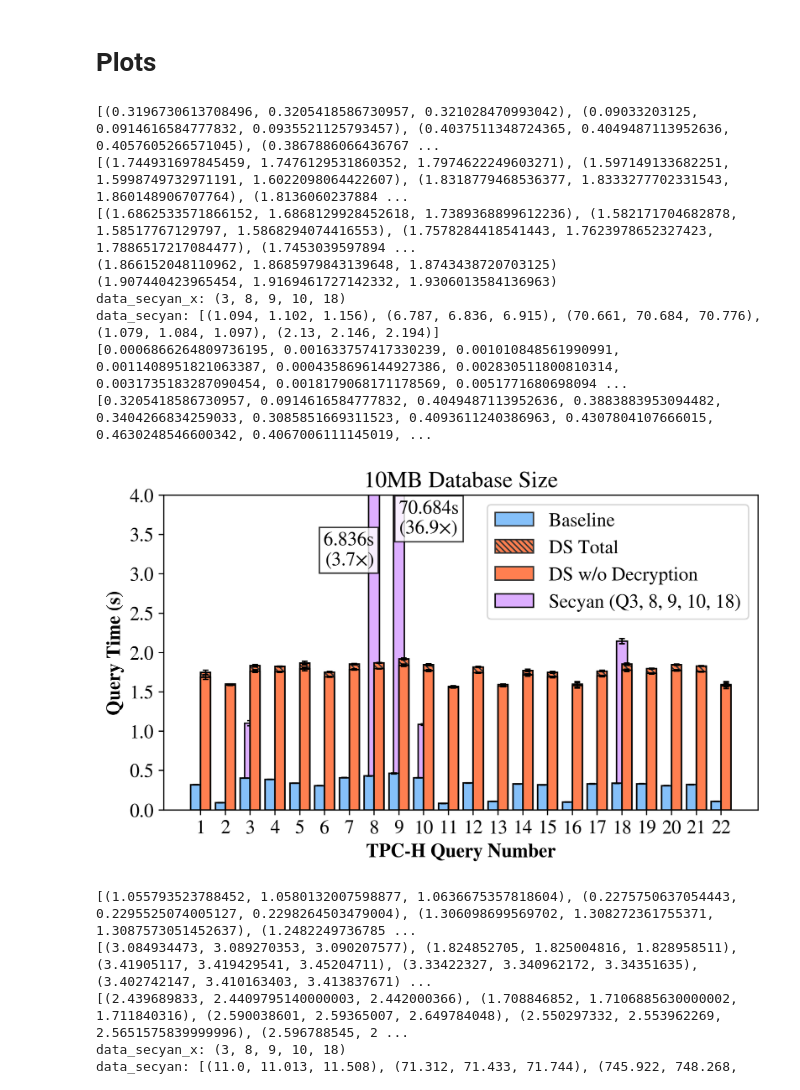
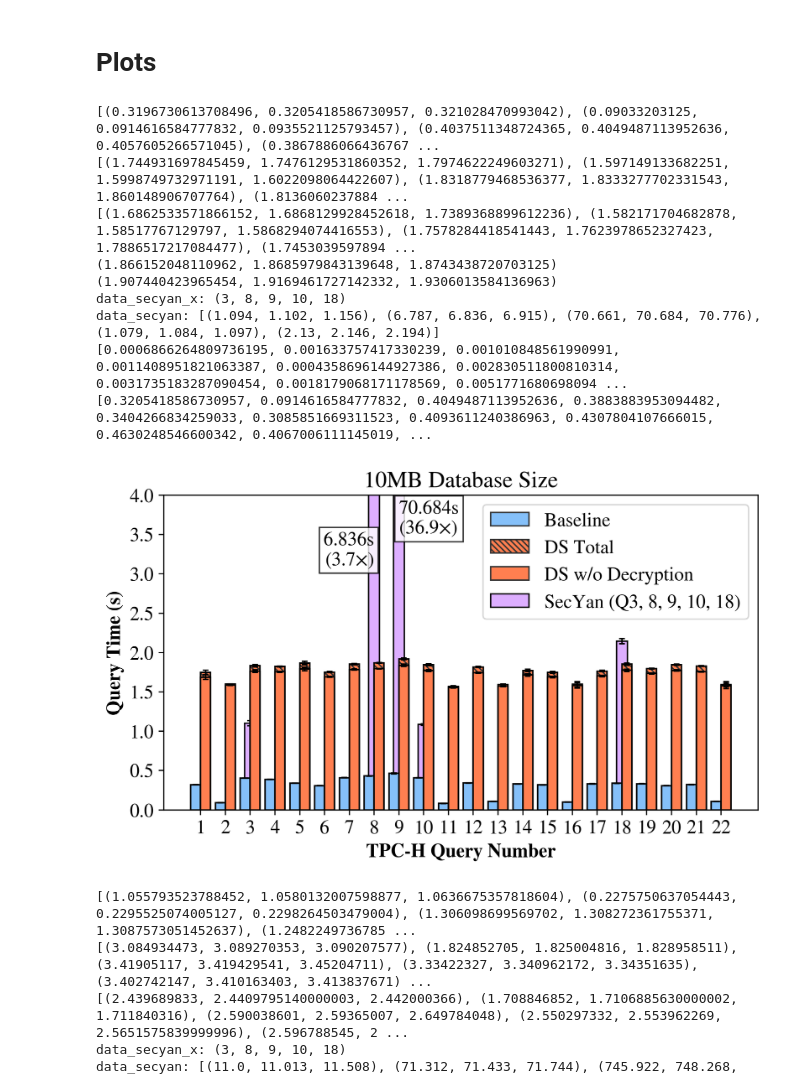
Before and after one commit to TheDataStation/datastation-escrow, a Jupyter notebook: data_comparisons/baseline/baseline_data_parsing.ipynb, the cells around one changed output. Drawn from its saved outputs; the diff is of its cells as text; code cells hidden in the pictures.

Commit message:
Secyan -> SecYan

```diff
--- a/data_comparisons/baseline/baseline_data_parsing.ipynb
+++ b/data_comparisons/baseline/baseline_data_parsing.ipynb
@@ -377,7 +377,7 @@ ax.bar(x=X_axis+width/2,width=width,height=medians_right_bot,yerr=stdev_right_bo
 secyan_o = ax.bar(data_secyan_x, medians_secyan,width=width*1.1, yerr=stdev_secyan,
         error_kw={"elinewidth":1,"capsize":2,"capthick":1},
         edgecolor='black',
-                  label="Secyan (Q3, 8, 9, 10, 18)",
+                  label="SecYan (Q3, 8, 9, 10, 18)",
         #    marker='^',
         zorder=-1,
            color = "#DDAEFF")
@@ -421,34 +421,34 @@ ax.text(9, 3.7, '70.684s\n(36.9×)',
 #                 #     boxcoords="offset points",
 #                     annotation_clip = True,
 #                     box_alignment=(0., 0.5),
 #                     arrowprops=dict(arrowstyle=arrow, mutation_scale=1, mutation_aspect=1))
 # ax.add_artist(ab)
 # ab.draw(plt.Artist)
 
 ax.set_xlabel("TPC-H Query Number", fontweight="bold")
 ax.set_ylabel("Query Time (s)", fontweight="bold")
 ax.set_title("10MB Database Size")
 ax.legend()
 # ax.legend([(secyan_o, secyan_v), base, ds_tot, ds_dec],
 #           ['Secyan (Q3, 8, 9, 10, 18)', 'Baseline', 'DS Total','DS w/o Decryption'],
 #                handler_map={tuple: HandlerTuple(ndivide=None)})
 
 ax.set_xticks(X_axis, [col.name for col in data_right_tot])
 
 plt.savefig("10mb.pdf", bbox_inches='tight')
 
 plt.show()
 # %% [output]
 [(0.3196730613708496, 0.3205418586730957, 0.321028470993042), (0.09033203125, 0.0914616584777832, 0.0935521125793457), (0.4037511348724365, 0.4049487113952636, 0.4057605266571045), (0.3867886066436767 ...
 [(1.744931697845459, 1.7476129531860352, 1.7974622249603271), (1.597149133682251, 1.5998749732971191, 1.6022098064422607), (1.8318779468536377, 1.8333277702331543, 1.860148906707764), (1.8136060237884 ...
 [(1.6862533571866152, 1.6868129928452618, 1.7389368899612236), (1.582171704682878, 1.58517767129797, 1.5868294074416553), (1.7578284418541443, 1.7623978652327423, 1.7886517217084477), (1.7453039597894 ...
 (1.866152048110962, 1.8685979843139648, 1.8743438720703125)
 (1.907440423965454, 1.9169461727142332, 1.9306013584136963)
 data_secyan_x: (3, 8, 9, 10, 18)
 data_secyan: [(1.094, 1.102, 1.156), (6.787, 6.836, 6.915), (70.661, 70.684, 70.776), (1.079, 1.084, 1.097), (2.13, 2.146, 2.194)]
 [0.0006866264809736195, 0.001633757417330239, 0.001010848561990991, 0.0011408951821063387, 0.0004358696144927386, 0.002830511800810314, 0.0031735183287090454, 0.0018179068171178569, 0.0051771680698094 ...
 [0.3205418586730957, 0.0914616584777832, 0.4049487113952636, 0.3883883953094482, 0.3404266834259033, 0.3085851669311523, 0.4093611240386963, 0.4307804107666015, 0.4630248546600342, 0.4067006111145019, ...
-[figure, old version]
+[figure, new version]
 # %%
 data_left = baseline_dict['100MB']
 data_left_mmm = [raw_mmm(col) for col in data_left]
```
Also changed, not shown: parts of 2 cells of this notebook, 11 other files.
